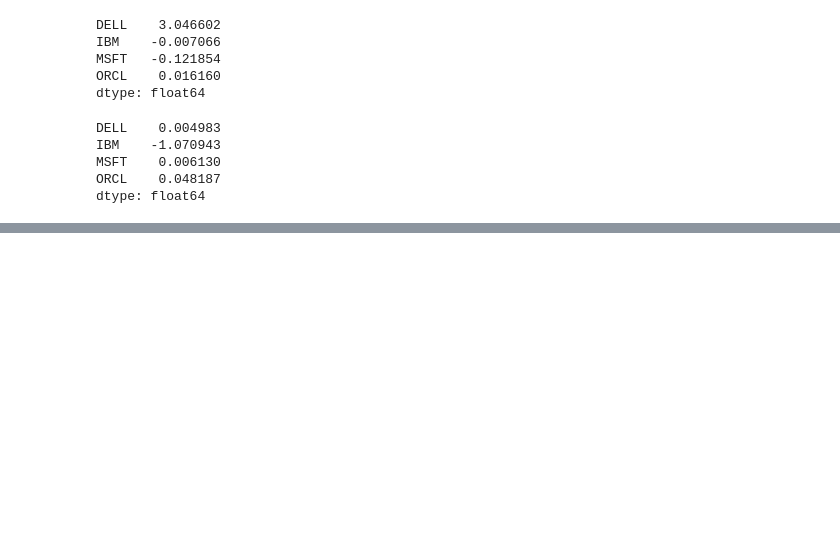
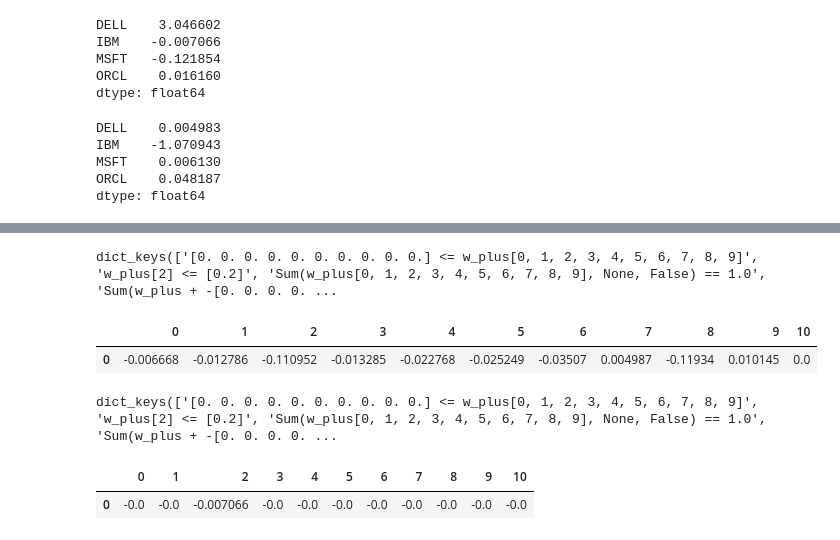
Before and after one commit to Casey1203/axioma-paper, a Jupyter notebook: constraint attribution.ipynb, the cells around one changed output, grey strips where cells are left out. Saved outputs shown, nothing was run; the diff lists cells and outputs as text; code cells hidden in the pictures; blank space fills up the shorter version.

```diff
--- a/constraint attribution.ipynb
+++ b/constraint attribution.ipynb
@@ -445,0 +571,30 @@ dtype: float64
+# %%
+ub = pd.Series(index=equity_list, data=np.inf)
+lb = pd.Series(index=equity_list, data=0.)
+# lb['长江证券'] = -np.inf
+ub['云南白药'] = 0.2
+total_weight = 1.
+group_b = []
+constraint_param = {
+    'asset_list': equity_list,
+     'asset_cov': cov_panel,
+     'asset_rt': annual_rt_df,
+     'risk_aversion': risk_avn,
+     'total_weight': total_weight,
+     'target_turnover': None,
+     'fee': None,
+     'lb': lb,
+     'ub': ub,
+     'group_b': group_b,
+     'trading_day': trading_day,
+     'pre_holding': pre_holding,
+     'current_price': current_price,
+     'solver': cvx.ECOS,
+     'weight_precision': 0.00001,
+     'benchmark_weight_series': benchmark_weight,
+     'is_long_only': False,
+     'is_long_cash': False
+}
+# %%
+model = MaxUtilityFunctionSolver(constraint_param)
+constraint_result = model.solve()
@@ -445,0 +676,18 @@ dtype: float64
+# %%
+constraint_result['constraint_attr_result']['holding_decomp_dict'].keys()
+# %% [output]
+dict_keys(['[0. 0. 0. 0. 0. 0. 0. 0. 0. 0.] <= w_plus[0, 1, 2, 3, 4, 5, 6, 7, 8, 9]', 'w_plus[2] <= [0.2]', 'Sum(w_plus[0, 1, 2, 3, 4, 5, 6, 7, 8, 9], None, False) == 1.0', 'Sum(w_plus + -[0. 0. 0. 0. ...
+# %%
+pd.DataFrame(constraint_result['constraint_attr_result']['holding_decomp_dict']['Sum(w_plus[0, 1, 2, 3, 4, 5, 6, 7, 8, 9], None, False) == 1.0'])
+# %% [output]
+|  | 0 | 1 | 2 | 3 | 4 | 5 | 6 | 7 | 8 | 9 | 10 |
+| 0 | -0.006668 | -0.012786 | -0.110952 | -0.013285 | -0.022768 | -0.025249 | -0.03507 | 0.004987 | -0.11934 | 0.010145 | 0.0 |
+# %%
+constraint_result['constraint_attr_result']['alpha_decomp_dict'].keys()
+# %% [output]
+dict_keys(['[0. 0. 0. 0. 0. 0. 0. 0. 0. 0.] <= w_plus[0, 1, 2, 3, 4, 5, 6, 7, 8, 9]', 'w_plus[2] <= [0.2]', 'Sum(w_plus[0, 1, 2, 3, 4, 5, 6, 7, 8, 9], None, False) == 1.0', 'Sum(w_plus + -[0. 0. 0. 0. ...
+# %%
+pd.DataFrame(constraint_result['constraint_attr_result']['alpha_decomp_dict']['w_plus[2] <= [0.2]'])
+# %% [output]
+|  | 0 | 1 | 2 | 3 | 4 | 5 | 6 | 7 | 8 | 9 | 10 |
+| 0 | -0.0 | -0.0 | -0.007066 | -0.0 | -0.0 | -0.0 | -0.0 | -0.0 | -0.0 | -0.0 | -0.0 |
```
Also changed, not shown: parts of 25 cells of this notebook.
